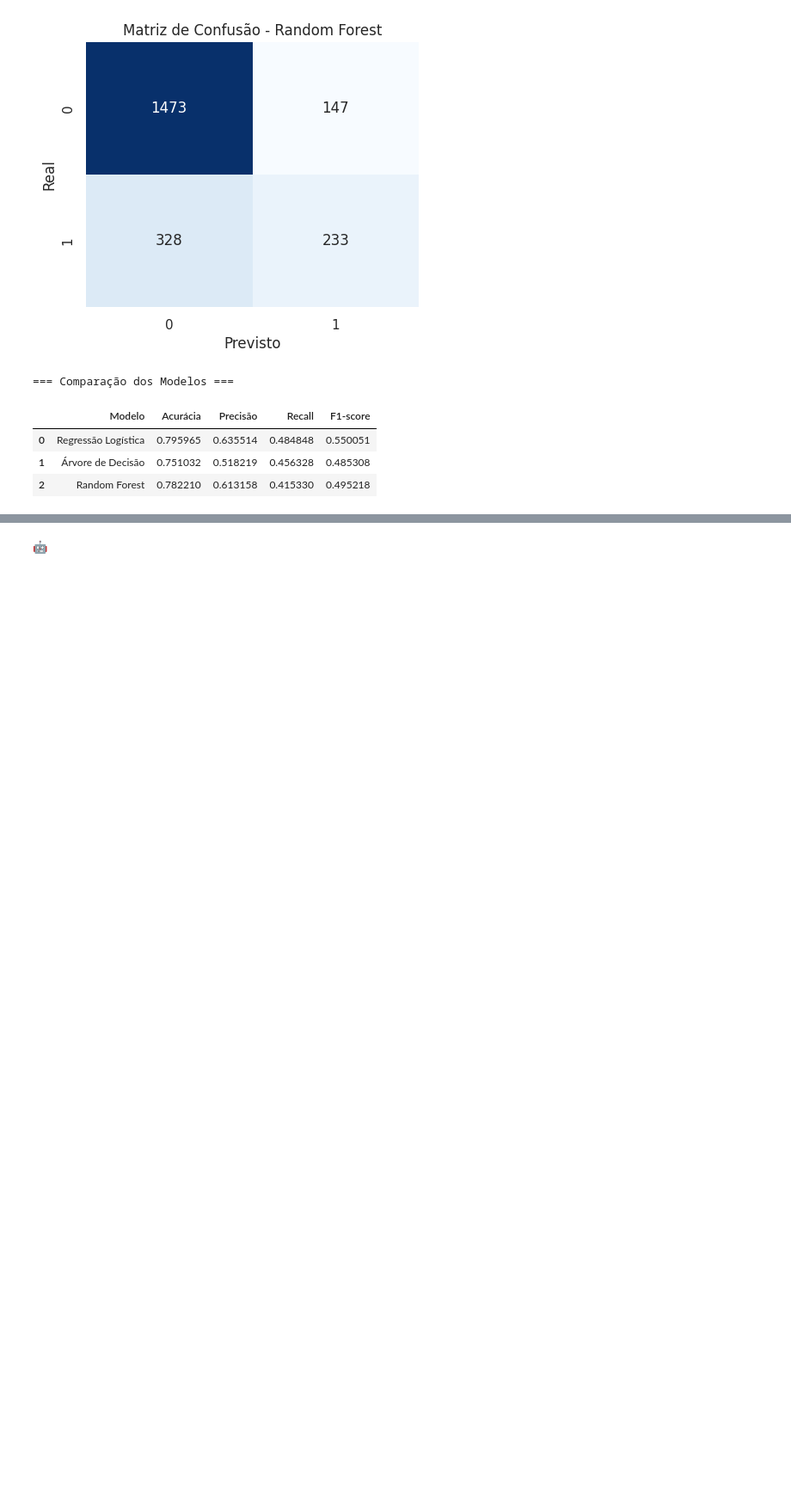
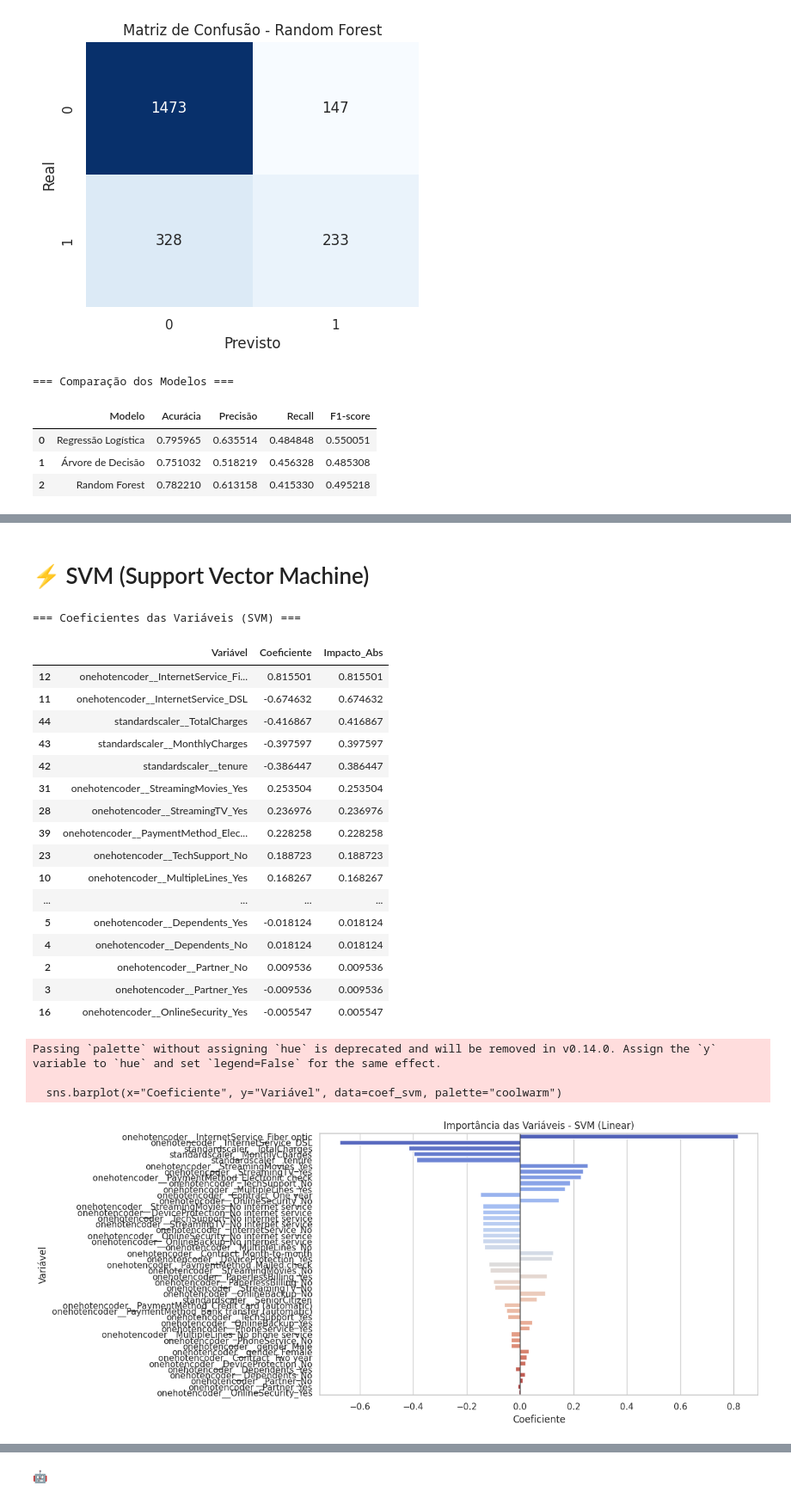
Before and after one commit to SergioCarmo-ro/TelecomX_BR_Parte_II, a Jupyter notebook: TelecomX_BR_Parte_II.ipynb, the cells around one changed output, grey strips where cells are left out. Shown at 86% size. Saved outputs shown, nothing was run; the diff lists cells and outputs as text; code cells hidden in the pictures; blank space fills up the shorter version.

```diff
--- a/TelecomX_BR_Parte_II.ipynb
+++ b/TelecomX_BR_Parte_II.ipynb
@@ -762 +1022,53 @@ display(df_resultados)
+# %% [markdown]
+# ⚡ SVM (Support Vector Machine)
+# %%
+from sklearn.svm import SVC
+
+# Treinar SVM com kernel linear
+svm_model = SVC(kernel="linear", random_state=42)
+svm_model.fit(X_train_processed, y_train)
+
+# Coeficientes das variáveis
+# Get the feature names after preprocessing
+processed_feature_names = preprocessor.get_feature_names_out()
+
+coef_svm = pd.DataFrame({
+    "Variável": processed_feature_names,
+    "Coeficiente": svm_model.coef_[0]
+})
+coef_svm["Impacto_Abs"] = coef_svm["Coeficiente"].abs()
+coef_svm = coef_svm.sort_values(by="Impacto_Abs", ascending=False)
+
+print("=== Coeficientes das Variáveis (SVM) ===")
+display(coef_svm)
+
+# Visualização
+plt.figure(figsize=(10,6))
+sns.barplot(x="Coeficiente", y="Variável", data=coef_svm, palette="coolwarm")
+plt.title("Importância das Variáveis - SVM (Linear)")
+plt.axvline(0, color="black", linewidth=1)
+plt.show()
+# %% [output]
+=== Coeficientes das Variáveis (SVM) ===
+|  | Variável | Coeficiente | Impacto_Abs |
+| 12 | onehotencoder__InternetService_Fi... | 0.815501 | 0.815501 |
+| 11 | onehotencoder__InternetService_DSL | -0.674632 | 0.674632 |
+| 44 | standardscaler__TotalCharges | -0.416867 | 0.416867 |
+| 43 | standardscaler__MonthlyCharges | -0.397597 | 0.397597 |
+| 42 | standardscaler__tenure | -0.386447 | 0.386447 |
+| 31 | onehotencoder__StreamingMovies_Yes | 0.253504 | 0.253504 |
+| 28 | onehotencoder__StreamingTV_Yes | 0.236976 | 0.236976 |
+| 39 | onehotencoder__PaymentMethod_Elec... | 0.228258 | 0.228258 |
+| 23 | onehotencoder__TechSupport_No | 0.188723 | 0.188723 |
+| 10 | onehotencoder__MultipleLines_Yes | 0.168267 | 0.168267 |
+| ... | ... | ... | ... |
+| 5 | onehotencoder__Dependents_Yes | -0.018124 | 0.018124 |
+| 4 | onehotencoder__Dependents_No | 0.018124 | 0.018124 |
+| 2 | onehotencoder__Partner_No | 0.009536 | 0.009536 |
+| 3 | onehotencoder__Partner_Yes | -0.009536 | 0.009536 |
+| 16 | onehotencoder__OnlineSecurity_Yes | -0.005547 | 0.005547 |
+Passing `palette` without assigning `hue` is deprecated and will be removed in v0.14.0. Assign the `y` variable to `hue` and set `legend=False` for the same effect.
+
+  sns.barplot(x="Coeficiente", y="Variável", data=coef_svm, palette="coolwarm")
+[figure, added]
 # %% [markdown]
```
Also changed, not shown: parts of 21 cells of this notebook.
